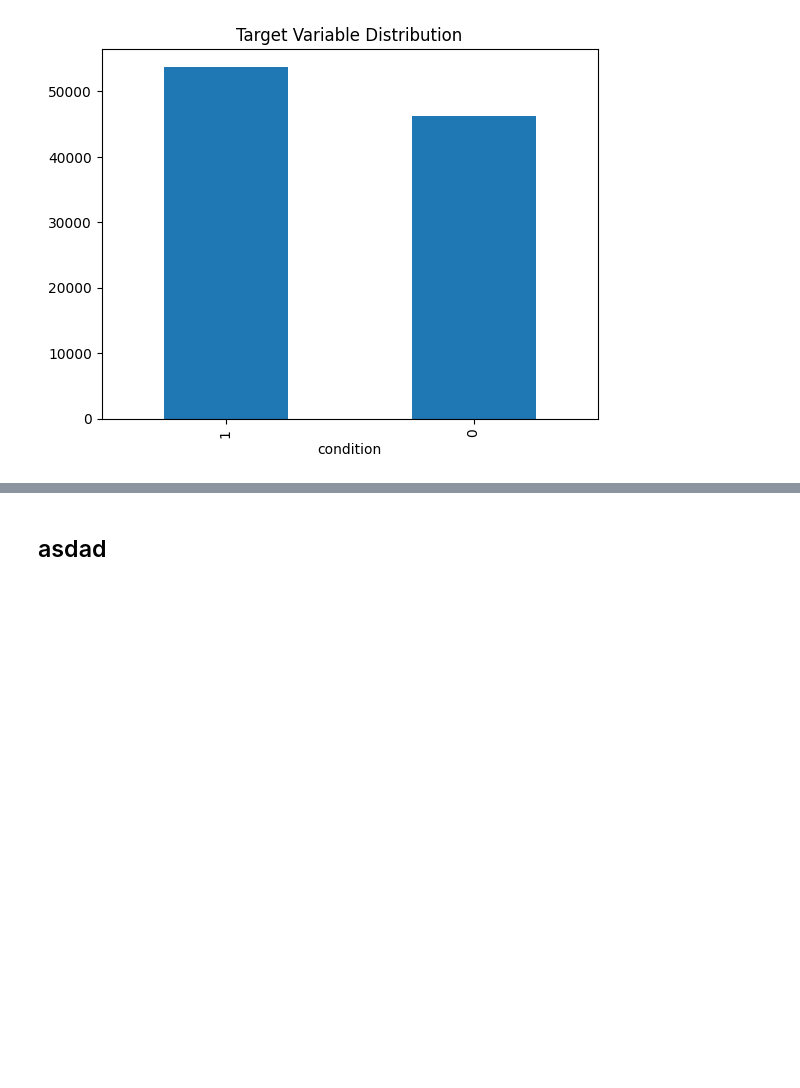
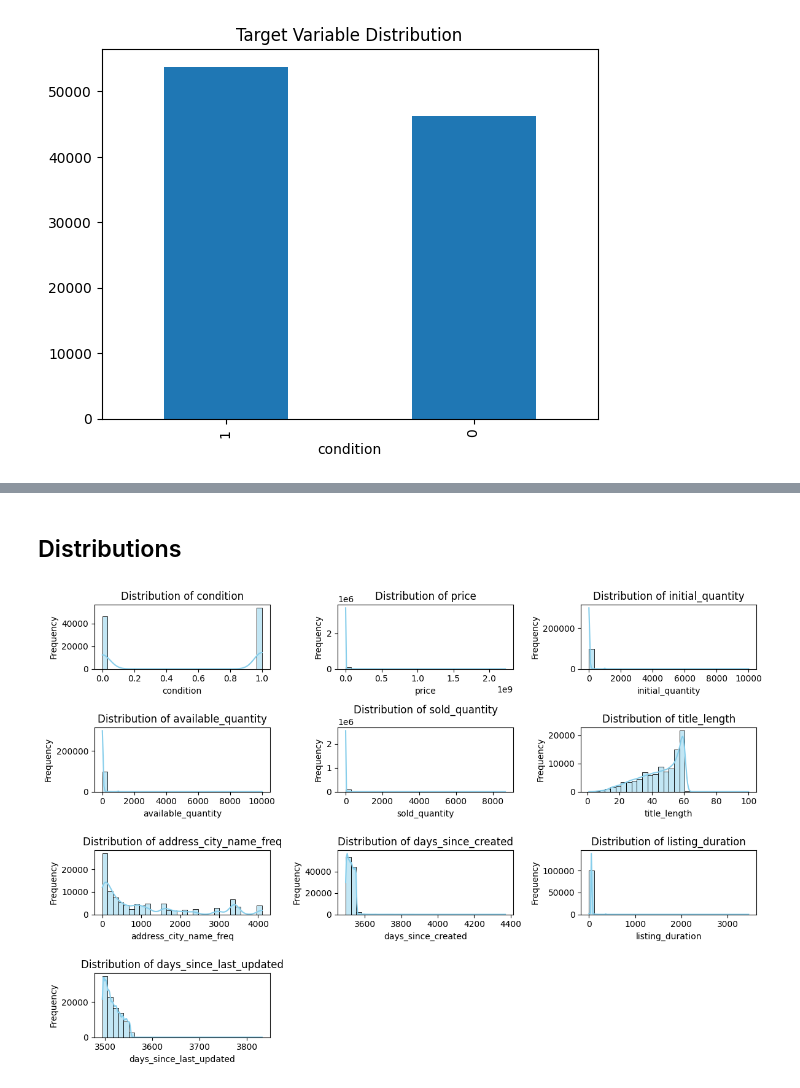
Before and after one commit to ntlg72/ml_exercise, a Jupyter notebook: 1.0-nlg-EDA.ipynb, the cells around one changed output, grey strips where cells are left out. Cells and saved outputs as stored; diff of their text form; code cells hidden in the pictures; blank space fills up the shorter version.

```diff
--- a/1.0-nlg-EDA.ipynb
+++ b/1.0-nlg-EDA.ipynb
@@ -340,2 +618,20 @@ plt.show()
+# %%
+df_cleaned.drop(["initial_quantity"], axis=1, inplace=True)
 # %% [markdown]
-## asdad
+## Distributions
+# %%
+numeric_columns = df_cleaned.select_dtypes(include=['int64', 'float64']).columns
+
+plt.figure(figsize=(12, 8))
+
+for i, column in enumerate(numeric_columns, 1):
+    plt.subplot(4, 3, i)  # Adjust rows and columns to fit all columns
+    sns.histplot(df_cleaned[column], kde=True, bins=30, color='skyblue')
+    plt.title(f'Distribution of {column}')
+    plt.xlabel(column)
+    plt.ylabel('Frequency')
+
+plt.tight_layout()
+plt.show()
+# %% [output]
+[figure, added]
```
Also changed, not shown: parts of 51 cells of this notebook, 2 other files.
